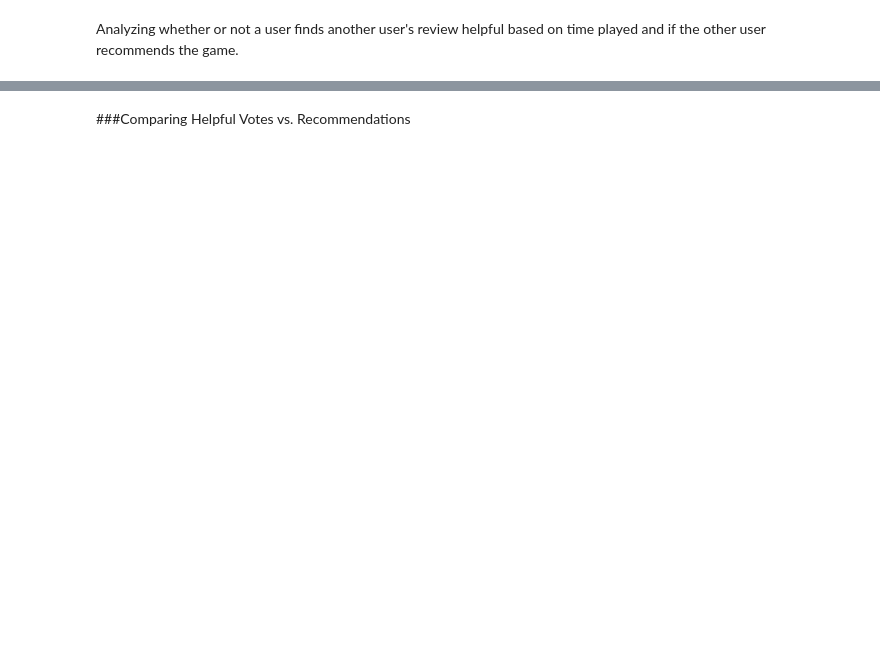
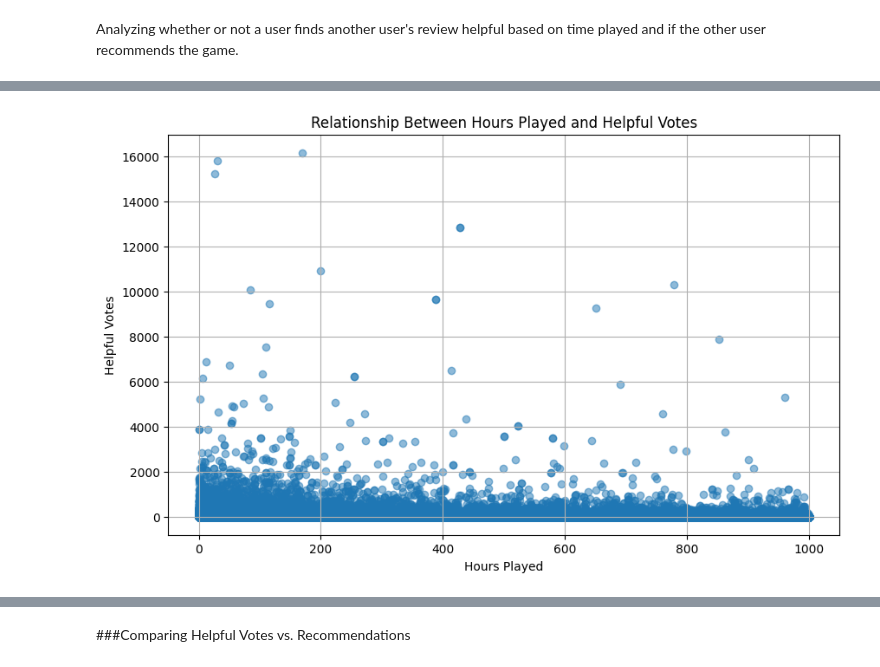
Before and after one commit to ZSCode768/Machine-Learning-Project, a Jupyter notebook: Surlow_EDA_Project.ipynb, the cells around one changed output, grey strips where cells are left out. Saved outputs shown, nothing was run; the diff lists cells and outputs as text; code cells hidden in the pictures; blank space fills up the shorter version.

```diff
--- a/Surlow_EDA_Project.ipynb
+++ b/Surlow_EDA_Project.ipynb
@@ -158,0 +263,10 @@ plt.show()
+# %%
+plt.figure(figsize=(10, 6))
+plt.scatter(df['hours'], df['helpful'], alpha=0.5)
+plt.title('Relationship Between Hours Played and Helpful Votes')
+plt.xlabel('Hours Played')
+plt.ylabel('Helpful Votes')
+plt.grid(True)
+plt.show()
+# %% [output]
+[figure, added]
```
Also changed, not shown: parts of 52 cells of this notebook.
